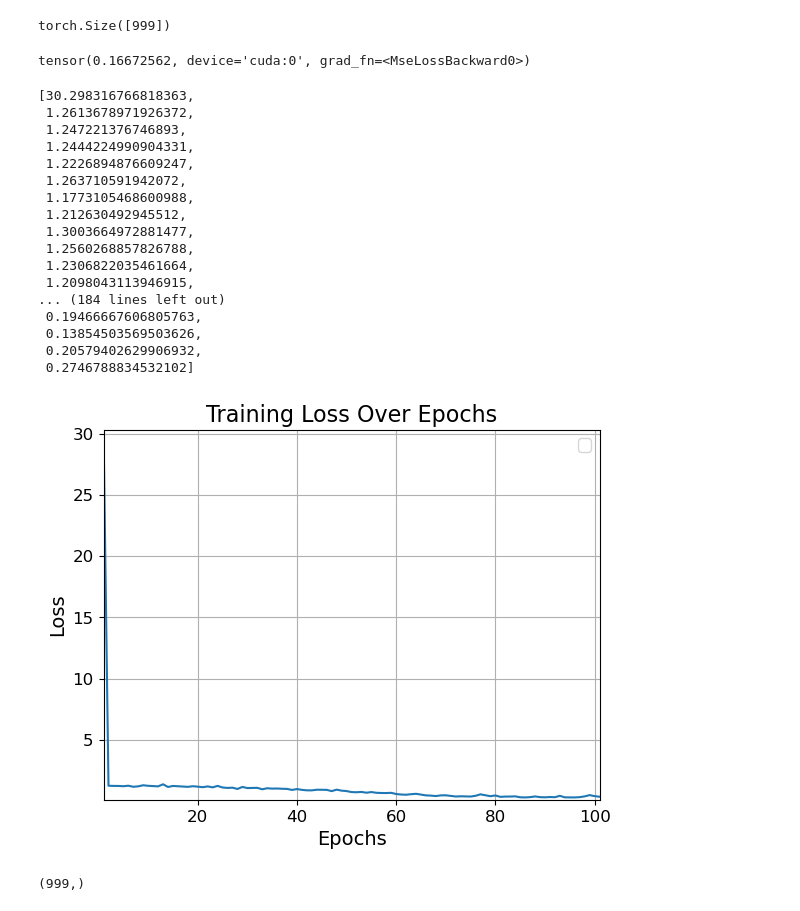
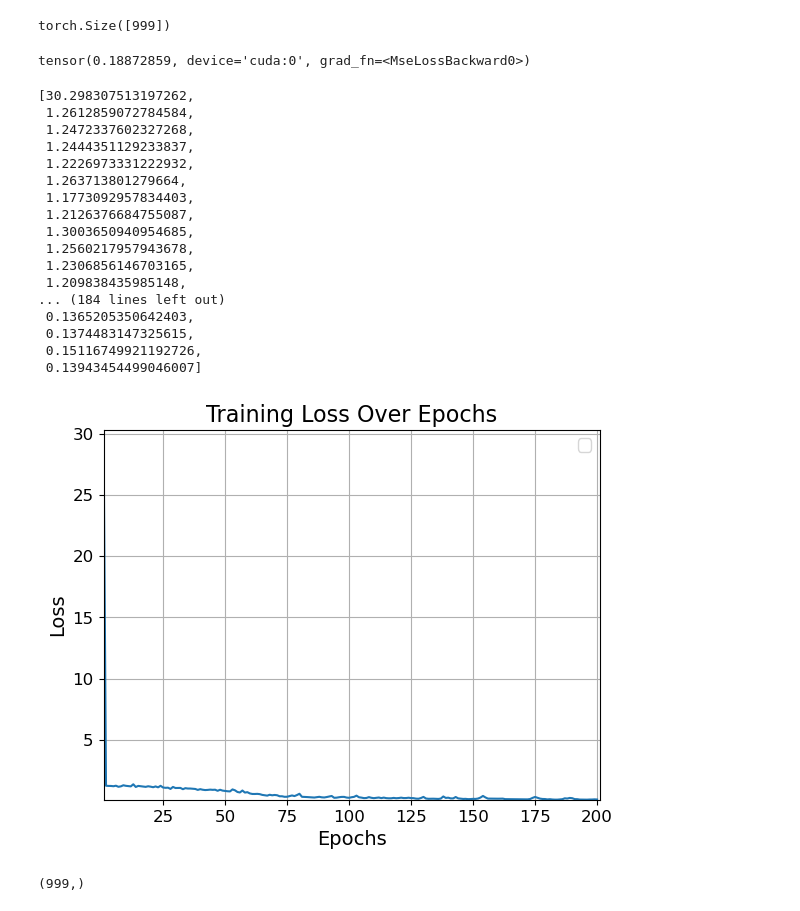
Before and after one commit to AngusHsuPhys/deeph_dev, a Jupyter notebook: DOS_model.ipynb, the cells around one changed output. Cells and saved outputs as stored; diff of their text form; code cells hidden in the pictures.

Commit message:
DOS_model done

```diff
--- a/DOS_model.ipynb
+++ b/DOS_model.ipynb
@@ -708,8 +748,8 @@ learning_rate = 1e-3
 weight_decay = 0
 criterion = nn.MSELoss()  # Example loss function
 model_parameters = filter(lambda p: p.requires_grad, model.parameters())
-optimizer = optim.SGD(model_parameters, lr=learning_rate, weight_decay=weight_decay)
-# optimizer = optim.Adam(model_parameters, lr=learning_rate, betas=(0.9, 0.999))
+# optimizer = optim.SGD(model_parameters, lr=learning_rate, weight_decay=weight_decay)
+optimizer = optim.Adam(model_parameters, lr=learning_rate, betas=(0.9, 0.999))
 best_loss = float('inf')
 epochs = np.arange(1, 201)
 losses = []
@@ -760,48 +800,48 @@ target_labels.shape
 loss = criterion(output, target_labels)
 loss
 # %% [output]
-tensor(0.16672562, device='cuda:0', grad_fn=<MseLossBackward0>)
+tensor(0.18872859, device='cuda:0', grad_fn=<MseLossBackward0>)
 # %%
 losses
 # %% [output]
-[30.298316766818363,
- 1.2613678971926372,
- 1.247221376746893,
- 1.2444224990904331,
- 1.2226894876609247,
- 1.263710591942072,
- 1.1773105468600988,
- 1.212630492945512,
- 1.3003664972881477,
- 1.2560268857826788,
- 1.2306822035461664,
- 1.2098043113946915,
+[30.298307513197262,
+ 1.2612859072784584,
+ 1.2472337602327268,
+ 1.2444351129233837,
+ 1.2226973331222932,
+ 1.263713801279664,
+ 1.1773092957834403,
+ 1.2126376684755087,
+ 1.3003650940954685,
+ 1.2560217957943678,
+ 1.2306856146703165,
+ 1.209838435985148,
 ... (184 lines left out)
- 0.19466667606805763,
- 0.13854503569503626,
- 0.20579402629906932,
- 0.2746788834532102]
+ 0.1365205350642403,
+ 0.1374483147325615,
+ 0.15116749921192726,
+ 0.13943454499046007]
 # %%
 import matplotlib.pyplot as plt
 plt.plot(epochs,losses)
 
 plt.title('Training Loss Over Epochs', fontsize=16)
 plt.xlabel('Epochs', fontsize=14)
 plt.ylabel('Loss', fontsize=14)
 
 plt.grid(True)
 
 # Ticks and limits
 plt.xticks(fontsize=12)
 plt.yticks(fontsize=12)
-plt.xlim([1, 101])
+plt.xlim([1, 201])
 plt.ylim([min(losses) - 0.0001, max(losses) + 0.0001])
 
 # Adding legend
 plt.legend(fontsize=12)
 plt.show()
 # %% [output]
-[figure, old version]
+[figure, new version]
 # %%
 target_labels.cpu().detach().numpy().shape
 # %% [output]
```
Also changed, not shown: parts of 4 cells of this notebook.
